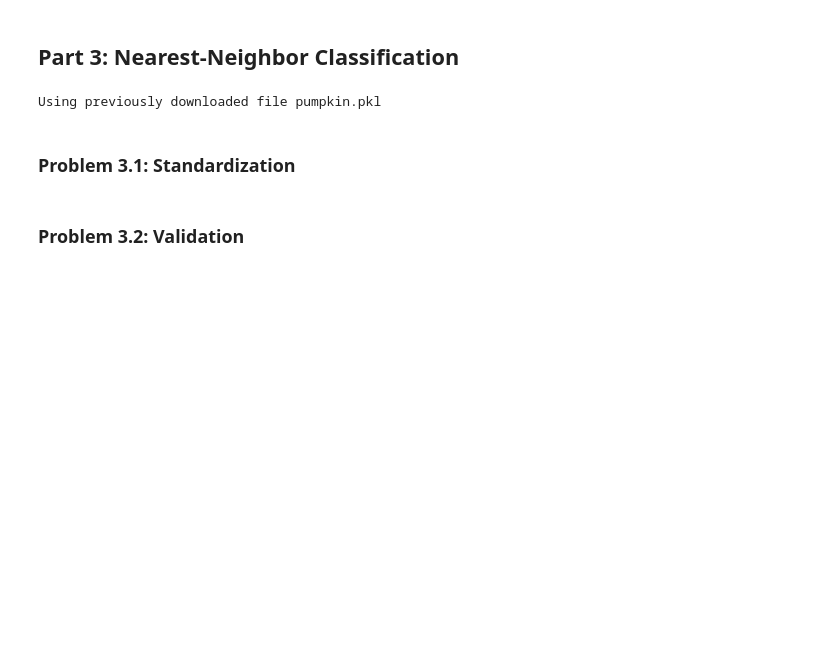
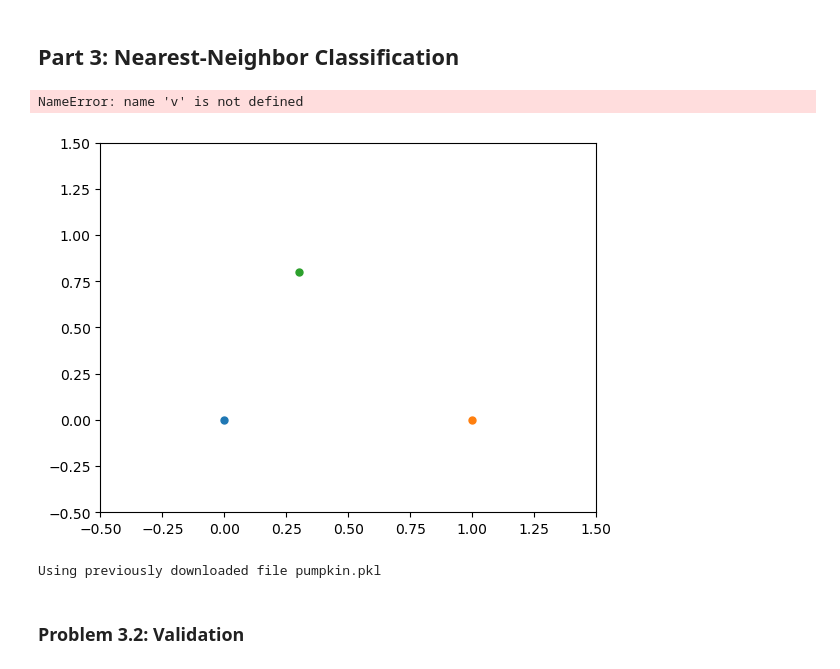
Before and after one commit to detroitnatif/CS371, a Jupyter notebook: hw1/homework01.ipynb, the cells around one changed output. Cells and saved outputs as stored; diff of their text form; code cells hidden in the pictures; blank space fills up the shorter version.

```diff
--- a/hw1/homework01.ipynb
+++ b/hw1/homework01.ipynb
@@ -171,3 +180,10 @@ plot(points, clusters, sigma=2)
 ### Problem 2.3
 # %% [markdown]
 ## Part 3: Nearest-Neighbor Classification
+# %%
+p = [0, 0]
+q = [1, 0]
+r = [0.3, 0.8]
+
+#v = vertex(p, q, r)
+l_pq, l_qr, l_rp = edge(p, q), edge(q, r), edge(r, p)
@@ -174,3 +207,29 @@ plot(points, clusters, sigma=2)
+# %%
+import matplotlib.pyplot as plot
+
+def plot_line(a):
+    if a[1] != 0:
+        x_vals = np.linspace(-1, 2, 100)
+        y_vals = - (a[0] * x_vals + a[2]) / a[1]
+        plot.plot(x_vals, y_vals)
+    else:
+        plot.axvline(x=-a[2]/a[0])
+
+
+plot.xlim(-0.5, 1.5)
+plot.ylim(-0.5, 1.5)
+plot.plot(p[0], p[1], '.', markersize=10)
+plot.plot(q[0], q[1], '.', markersize=10)
+plot.plot(r[0], r[1], '.', markersize=10)
+plot.plot(v[0], v[1], '.', markersize=10)
+plot_line(l_pq)
+plot_line(l_qr)
+plot_line(l_rp)
+plot.axis('equal')
+#plot.axis('off')
+# %% [output]
+NameError: name 'v' is not defined
+[figure, added]
 # %%
 pumpkin_file_name = 'pumpkin.pkl'
 retrieve(pumpkin_file_name)
@@ -178,8 +237,6 @@ with open(pumpkin_file_name, 'rb') as file:
     p = pickle.load(file)
 # %% [output]
 Using previously downloaded file pumpkin.pkl
-# %% [markdown]
-### Problem 3.1: Standardization
 # %% [markdown]
 ### Problem 3.2: Validation
 # %% [markdown]
```
Also changed, not shown: parts of 6 cells of this notebook, 1 other file.
